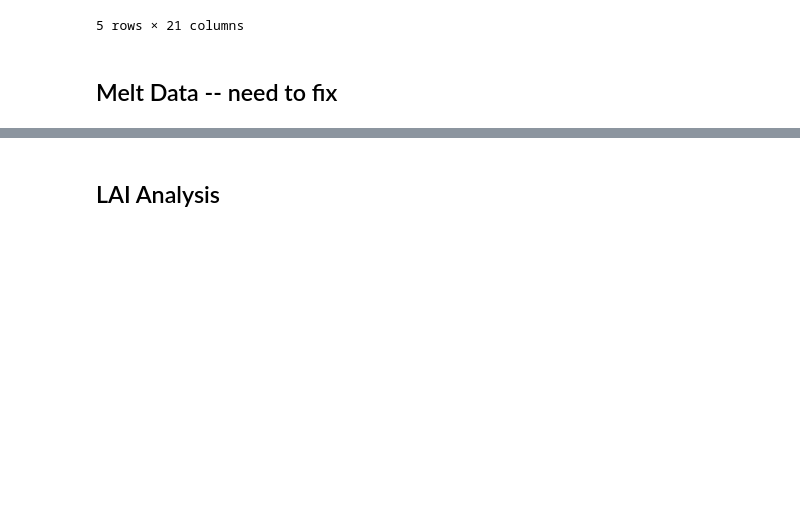
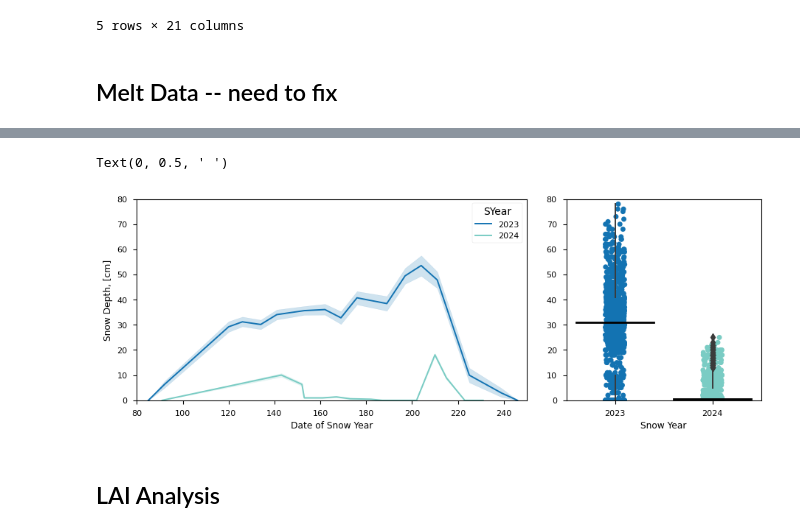
Before and after one commit to mwdjones/mef-snowhydro, a Jupyter notebook: Data and Codes/02_canopycontrols.ipynb, the cells around one changed output, grey strips where cells are left out. Saved outputs shown, nothing was run; the diff lists cells and outputs as text; code cells hidden in the pictures; blank space fills up the shorter version.

```diff
--- a/Data and Codes/02_canopycontrols.ipynb
+++ b/Data and Codes/02_canopycontrols.ipynb
@@ -194,3 +188,33 @@ meltData['accumulate_meas'] = [int(a[0:-4]) for a in meltData.accumulate_meas]
+# %%
+###Plot winter snow timeseries
+fig = plt.figure(constrained_layout = True,
+    figsize = (9,6))
+
+gs = GridSpec(2, 3, figure = fig)
+
+ax = fig.add_subplot(gs[0, 0:2])
+sns.lineplot(x = allSnow_df.SDOY, y = allSnow_df.depths, hue = allSnow_df.SYear,
+            palette = [pal[4], pal[2]], ax = ax)
+ax.set_xlim(80, 250)
+ax.set_ylim(0, 80)
+ax.set_xlabel('Date of Snow Year')
+ax.set_ylabel('Snow Depth, [cm]')
+
+ax2 = fig.add_subplot(gs[0, 2])
+sns.boxplot(data = allSnow_df, x = 'SYear', y = 'depths',
+            showbox = False, showcaps = False,
+            medianprops={"color": "k", "linewidth": 2},
+            palette = [pal[4], pal[2]],
+            ax = ax2, zorder = 1)
+sns.stripplot(data = allSnow_df, x = 'SYear', y = 'depths', dodge = True,
+              palette = [pal[4], pal[2]],
+              ax = ax2, zorder = 0)
+ax2.set_ylim(0, 80)
+ax2.set_xlabel('Snow Year')
+ax2.set_ylabel(' ')
+# %% [output]
+Text(0, 0.5, ' ')
+[figure, added]
 # %% [markdown]
 ## LAI Analysis
 # %%
```
Also changed, not shown: parts of 62 cells of this notebook, 39 other files.
